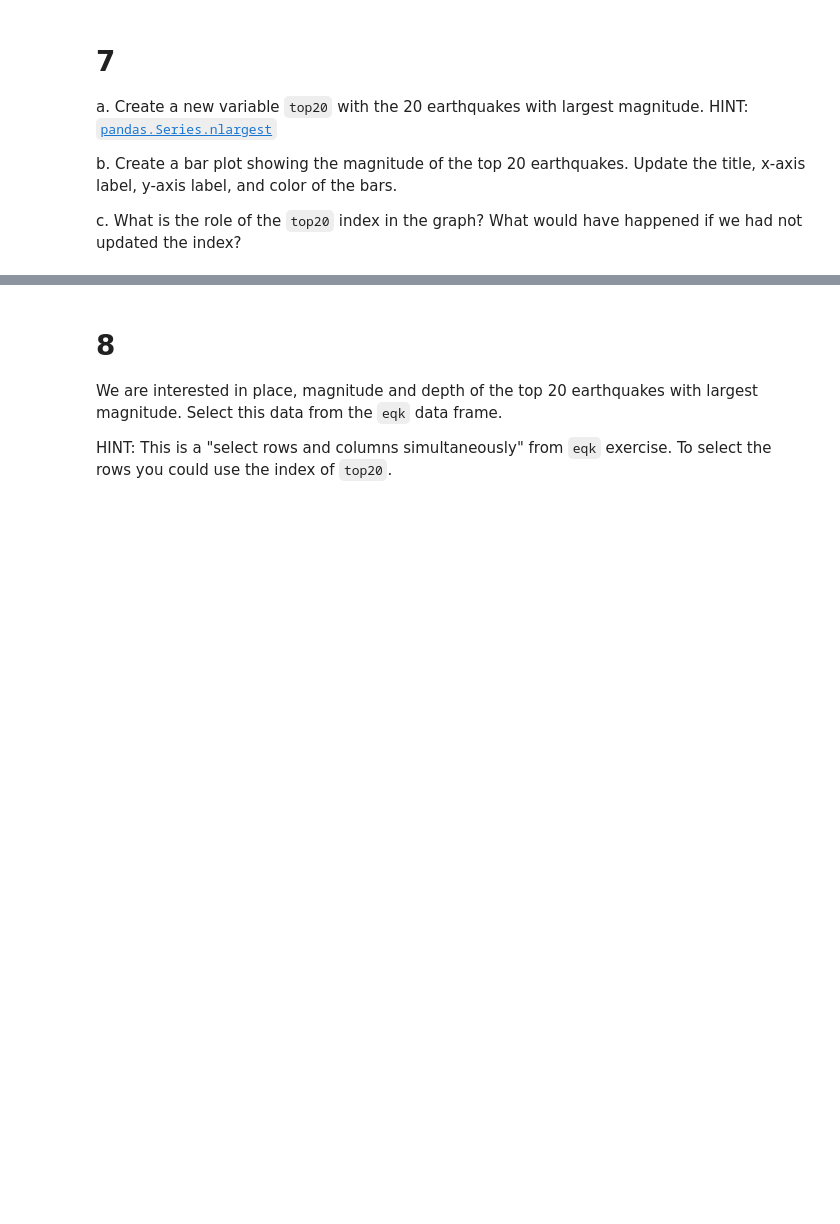
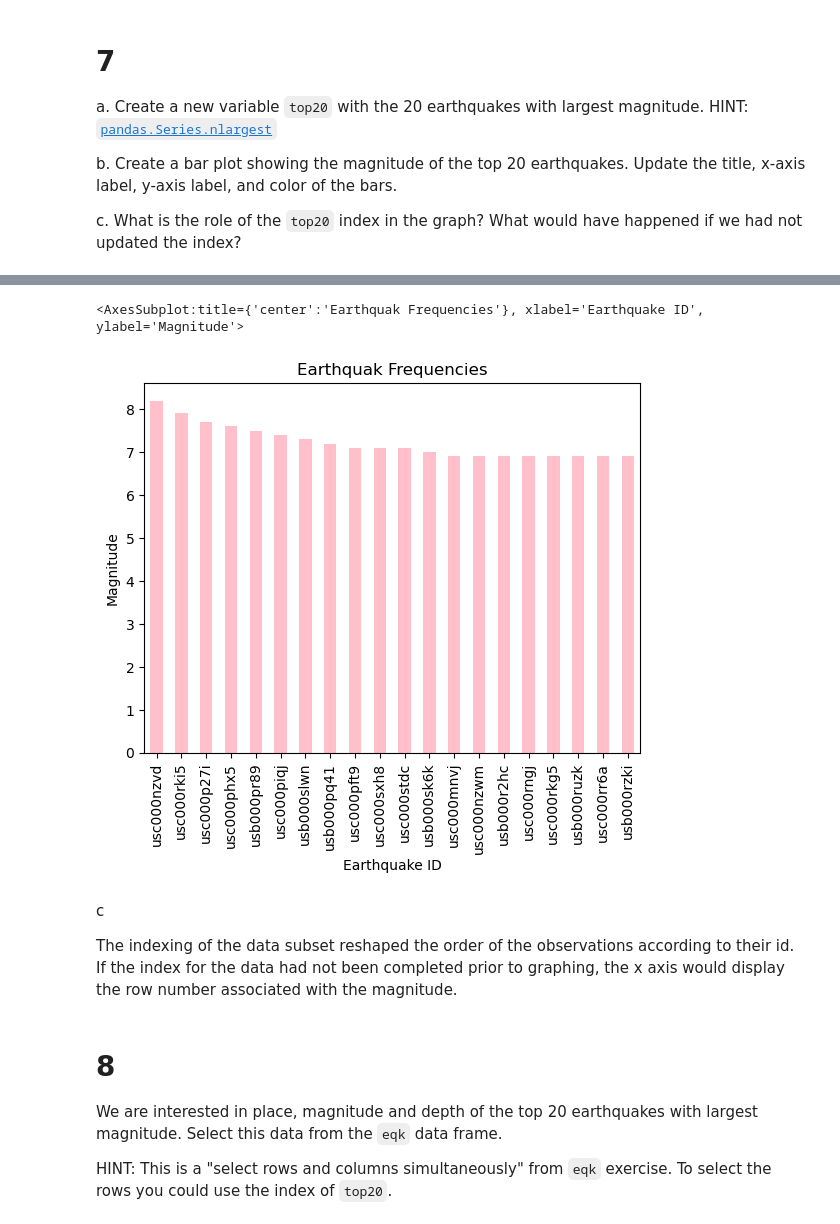
Before and after one commit to saingersoll/eds220-hwk-1, a Jupyter notebook: hwk1-task4.ipynb, the cells around one changed output, grey strips where cells are left out. Saved outputs shown, nothing was run; the diff lists cells and outputs as text; code cells hidden in the pictures; blank space fills up the shorter version.

```diff
--- a/hwk1-task4.ipynb
+++ b/hwk1-task4.ipynb
@@ -159,0 +156,6 @@ c. What is the role of the `top20` index in the graph? What would have happened
+# %%
+# a
+
+top20 = eqk.mag.nlargest(20)            # Selects the 20 largest magnitudes in the eqk data subset to be stored as a new variable
+
+top20                                   # Displays newly created variable
@@ -160,3 +180,17 @@ c. What is the role of the `top20` index in the graph? What would have happened
+# %%
+# b
+top20.plot(kind = 'bar',                           # type of graph
+           title ='Earthquak Frequencies',         # title
+           xlabel = 'Earthquake ID',               # x-label
+           ylabel = 'Magnitude',                   # y-label
+           color ='pink')                          # changes the color to pink
+# %% [output]
+<AxesSubplot:title={'center':'Earthquak Frequencies'}, xlabel='Earthquake ID', ylabel='Magnitude'>
+[figure, added]
+# %% [markdown]
+c
+
+The indexing of the data subset reshaped the order of the observations according to their id. If the index for the data had not been completed prior to graphing, the x axis would display the row number associated with the magnitude.
 # %% [markdown]
 # 8
 We are interested in place, magnitude and depth of the top 20 earthquakes with largest magnitude. Select this data from the `eqk` data frame.
```
Also changed, not shown: parts of 7 cells of this notebook.
